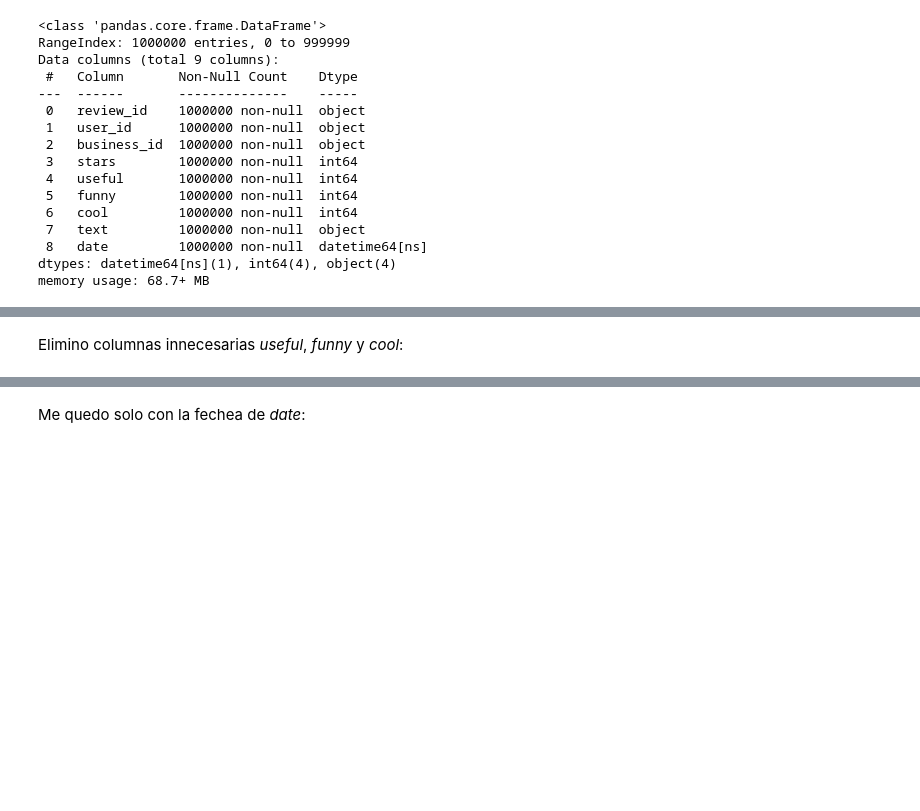
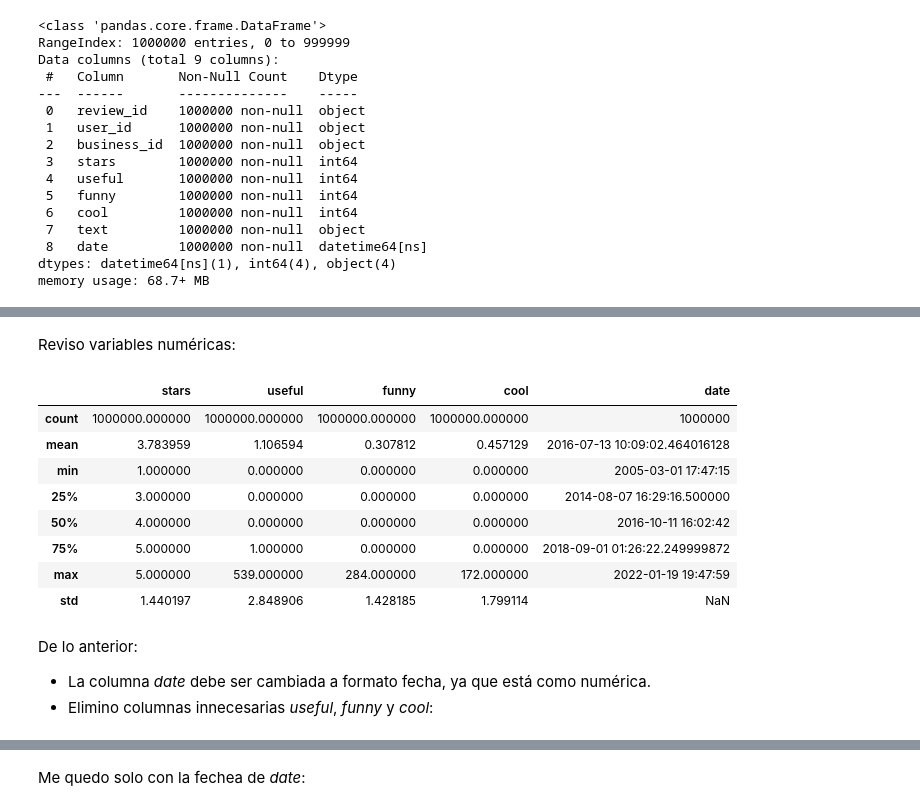
Before and after one commit to OlgaAcosta/Final_Project_DS_Henry, a Jupyter notebook: EDA-ETL.ipynb, the cells around one changed output, grey strips where cells are left out. Cells and saved outputs as stored; diff of their text form; code cells hidden in the pictures; blank space fills up the shorter version.

```diff
--- a/EDA-ETL.ipynb
+++ b/EDA-ETL.ipynb
@@ -1427,8 +1457,24 @@ yelp_reviews.head()
 | 2 | saUsX_uimxRlCVr67Z4Jig | 8g_iMtfSiwikVnbP2etR0A | YjUWPpI6HXG530lwP-fb2A | 3 | 0 | 0 | 0 | Family diner. Had the buffet. Ecl... | 2014-02-05 20:30:30 |
 | 3 | AqPFMleE6RsU23_auESxiA | _7bHUi9Uuf5__HHc_Q8guQ | kxX2SOes4o-D3ZQBkiMRfA | 5 | 1 | 0 | 1 | Wow! Yummy, different, delicious.... | 2015-01-04 00:01:03 |
 | 4 | Sx8TMOWLNuJBWer-0pcmoA | bcjbaE6dDog4jkNY91ncLQ | e4Vwtrqf-wpJfwesgvdgxQ | 4 | 1 | 0 | 1 | Cute interior and owner (?) gave ... | 2017-01-14 20:54:15 |
-# %% [markdown]
-Elimino columnas innecesarias *useful*, *funny* y *cool*:
+# %% [markdown]
+Reviso variables numéricas:
+# %%
+yelp_reviews.describe()
+# %% [output]
+|  | stars | useful | funny | cool | date |
+| count | 1000000.000000 | 1000000.000000 | 1000000.000000 | 1000000.000000 | 1000000 |
+| mean | 3.783959 | 1.106594 | 0.307812 | 0.457129 | 2016-07-13 10:09:02.464016128 |
+| min | 1.000000 | 0.000000 | 0.000000 | 0.000000 | 2005-03-01 17:47:15 |
+| 25% | 3.000000 | 0.000000 | 0.000000 | 0.000000 | 2014-08-07 16:29:16.500000 |
+| 50% | 4.000000 | 0.000000 | 0.000000 | 0.000000 | 2016-10-11 16:02:42 |
+| 75% | 5.000000 | 1.000000 | 0.000000 | 0.000000 | 2018-09-01 01:26:22.249999872 |
+| max | 5.000000 | 539.000000 | 284.000000 | 172.000000 | 2022-01-19 19:47:59 |
+| std | 1.440197 | 2.848906 | 1.428185 | 1.799114 | NaN |
+# %% [markdown]
+De lo anterior:
+* La columna *date* debe ser cambiada a formato fecha, ya que está como numérica.
+* Elimino columnas innecesarias *useful*, *funny* y *cool*:
 # %%
 yelp_reviews.drop(['useful', 'funny', 'cool'], axis=1, inplace=True)
 yelp_reviews.head(2)
```
Also changed, not shown: parts of 8 cells of this notebook, 1 other file.
